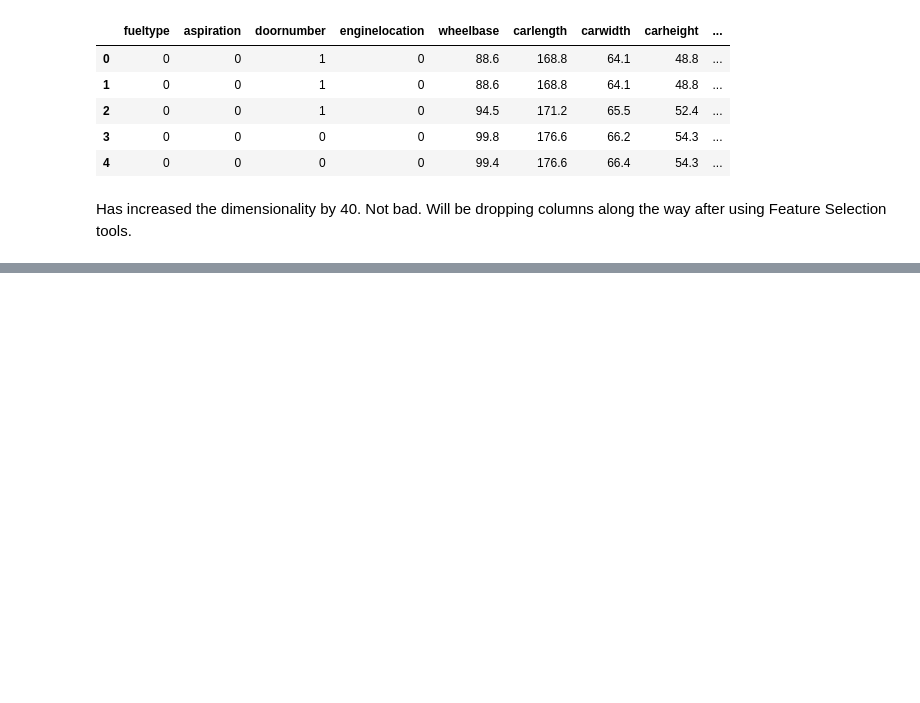
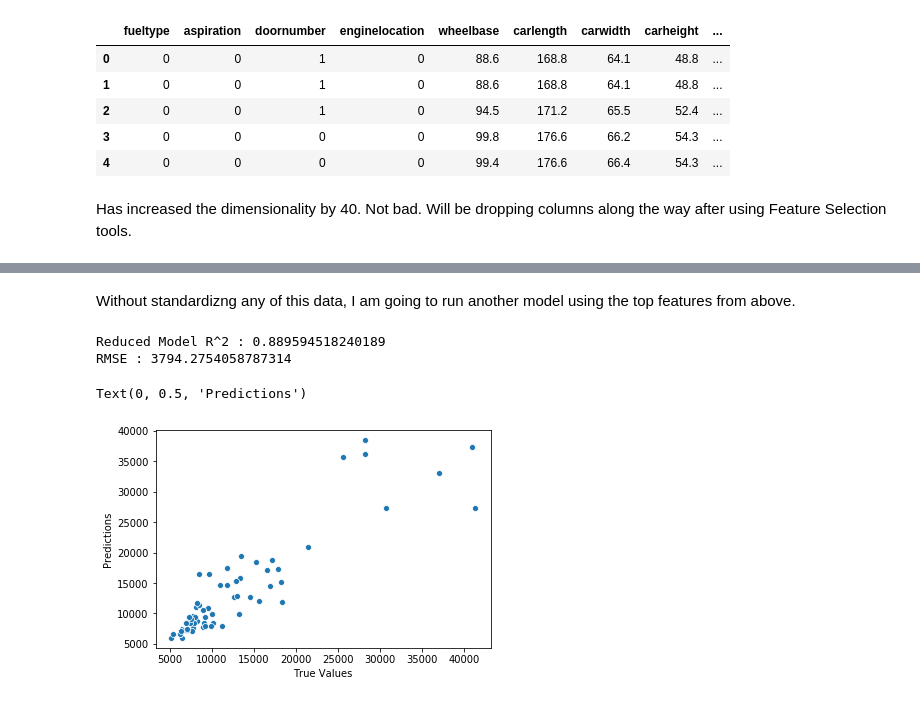
Before and after one commit to daveajstearns/cars, a Jupyter notebook: cars_project.ipynb, the cells around one changed output, grey strips where cells are left out. Cells and saved outputs as stored; diff of their text form; code cells hidden in the pictures; blank space fills up the shorter version.

```diff
--- a/cars_project.ipynb
+++ b/cars_project.ipynb
@@ -294,0 +391,11 @@ Has increased the dimensionality by 40. Not bad. Will be dropping columns along
+# %%
+# Using RFE for recursive feature selection
+from sklearn.feature_selection import RFE
+selector = RFE(lr, n_features_to_select=5)
+selector = selector.fit(X, y)
+# %%
+# Making this into a data frame to see which features I should keep
+features = pd.DataFrame(selector.ranking_)
+features['variables'] = X.columns
+features.rename(columns={0:'rank'}, inplace=True)
+features.sort_values(by='rank')
@@ -294,0 +416,23 @@ Has increased the dimensionality by 40. Not bad. Will be dropping columns along
+# %%
+feats = features[features['rank'] < 15].sort_values(by='rank')['variables'].to_list()
+# %% [markdown]
+Without standardizng any of this data, I am going to run another model using the top features from above.
+# %%
+X = copy[feats]
+y = copy.price
+X_train, X_test, y_train, y_test = train_test_split(X,y,random_state=42,test_size=0.3)
+# %%
+lr.fit(X_train,y_train)
+print('Reduced Model R^2 :',lr.score(X_train,y_train))
+y_pred = lr.predict(X_test)
+mse = mean_squared_error(y_test, y_pred)
+rmse = np.sqrt(mse)
+print('RMSE :', rmse)
+sns.scatterplot(y_test, y_pred)
+plt.xlabel('True Values')
+plt.ylabel('Predictions')
+# %% [output]
+Reduced Model R^2 : 0.889594518240189
+RMSE : 3794.2754058787314
+Text(0, 0.5, 'Predictions')
+[figure, added]
```
Also changed, not shown: parts of 15 cells of this notebook.
